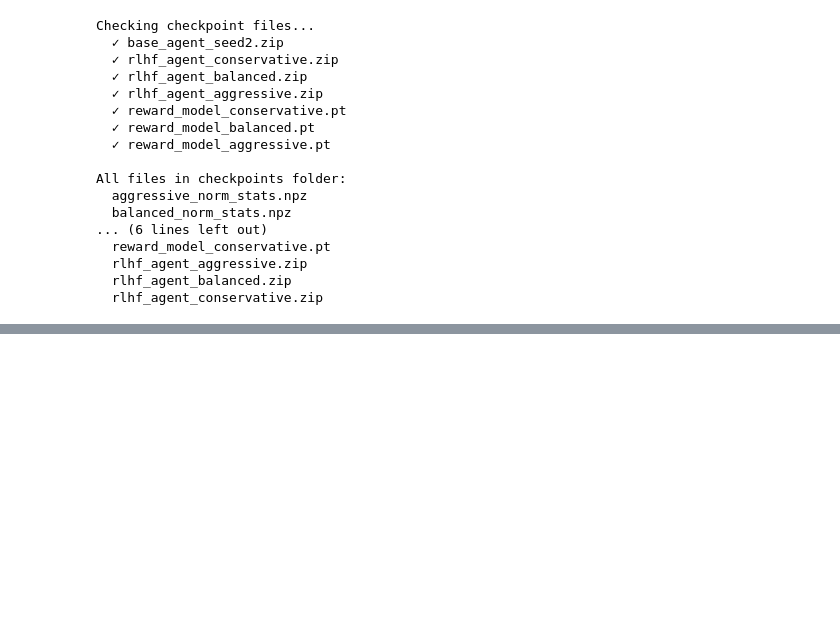
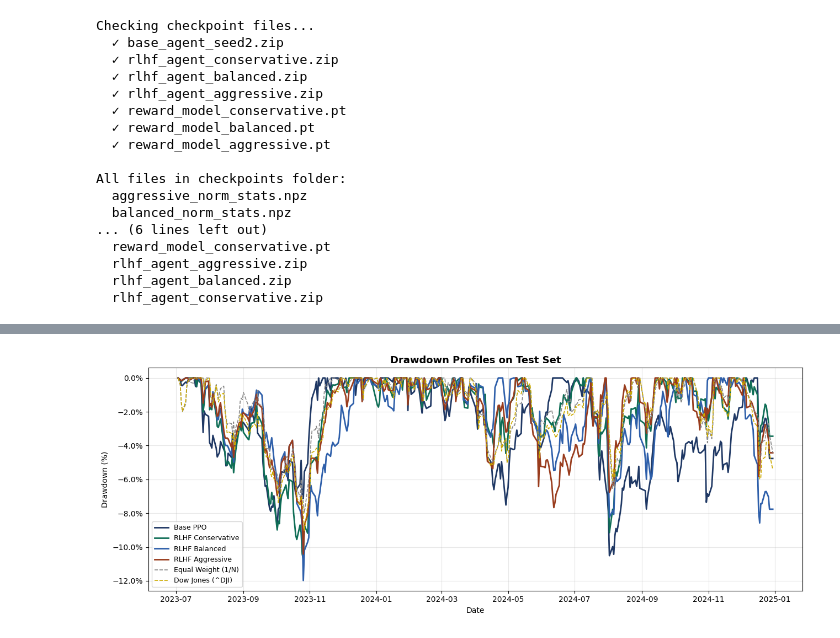
Before and after one commit to yh6384-design/rlhf-portfolio, a Jupyter notebook: notebooks/06_evaluation.ipynb, the cells around one changed output, grey strips where cells are left out. Cells and saved outputs as stored; diff of their text form; code cells hidden in the pictures; blank space fills up the shorter version.

```diff
--- a/notebooks/06_evaluation.ipynb
+++ b/notebooks/06_evaluation.ipynb
@@ -569,28 +439,30 @@ plt.show()
 # %%
 # ── Plot 2: Drawdown profiles ─────────────────────────────────────────────
 def drawdown_series(daily_returns):
     r      = np.asarray(daily_returns, dtype=float)
     wealth = np.cumprod(1 + r)
     peak   = np.maximum.accumulate(wealth)
     return (wealth - peak) / peak
 
 fig, ax = plt.subplots(figsize=(13, 5))
 for name, df in results.items():
     dd = drawdown_series(df['daily_return'].values)
     ax.plot(df['date'], dd * 100,
             label=LABELS[name], color=COLORS[name],
             linewidth=2 if 'rlhf' in name or name=='base' else 1.2,
-            linestyle='--' if name in ['equal_weight','spy'] else '-')
+            linestyle='--' if name in ['equal_weight','dji'] else '-')
 
 ax.yaxis.set_major_formatter(mtick.PercentFormatter())
 ax.set_title('Drawdown Profiles on Test Set', fontsize=13, fontweight='bold')
 ax.set_xlabel('Date')
 ax.set_ylabel('Drawdown (%)')
 ax.legend(loc='lower left', fontsize=9)
 ax.grid(alpha=0.3)
 fig.tight_layout()
 fig.savefig(f'{FIG_DIR}/drawdown_profiles.png', dpi=150)
 plt.show()
+# %% [output]
+[figure, added]
 # %%
 # ── Plot 3: Persona alignment scores ─────────────────────────────────────
 PERSONA_COLORS = {'conservative': '#0F6E56', 'balanced': '#2E5FAA', 'aggressive': '#993C1D'}
```
Also changed, not shown: parts of 13 cells of this notebook.
